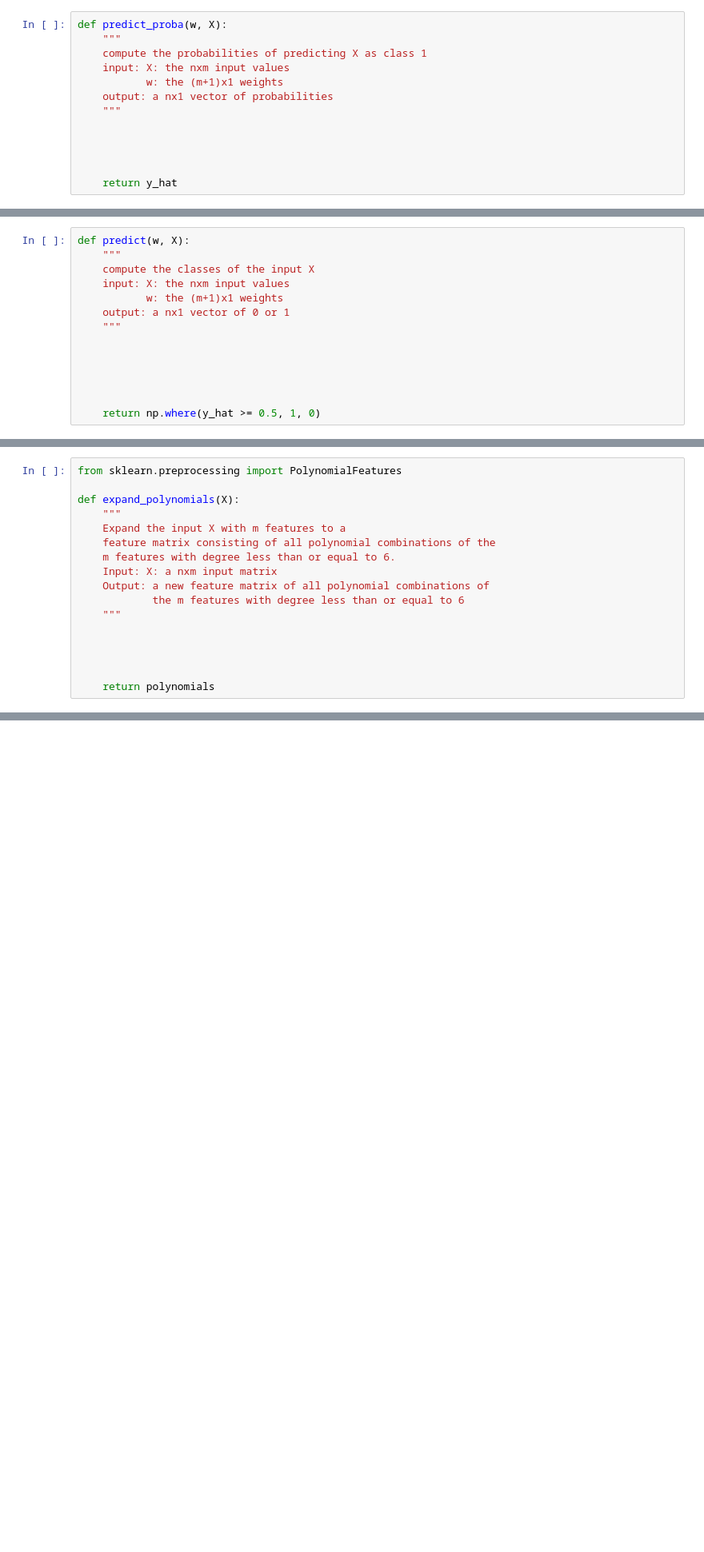
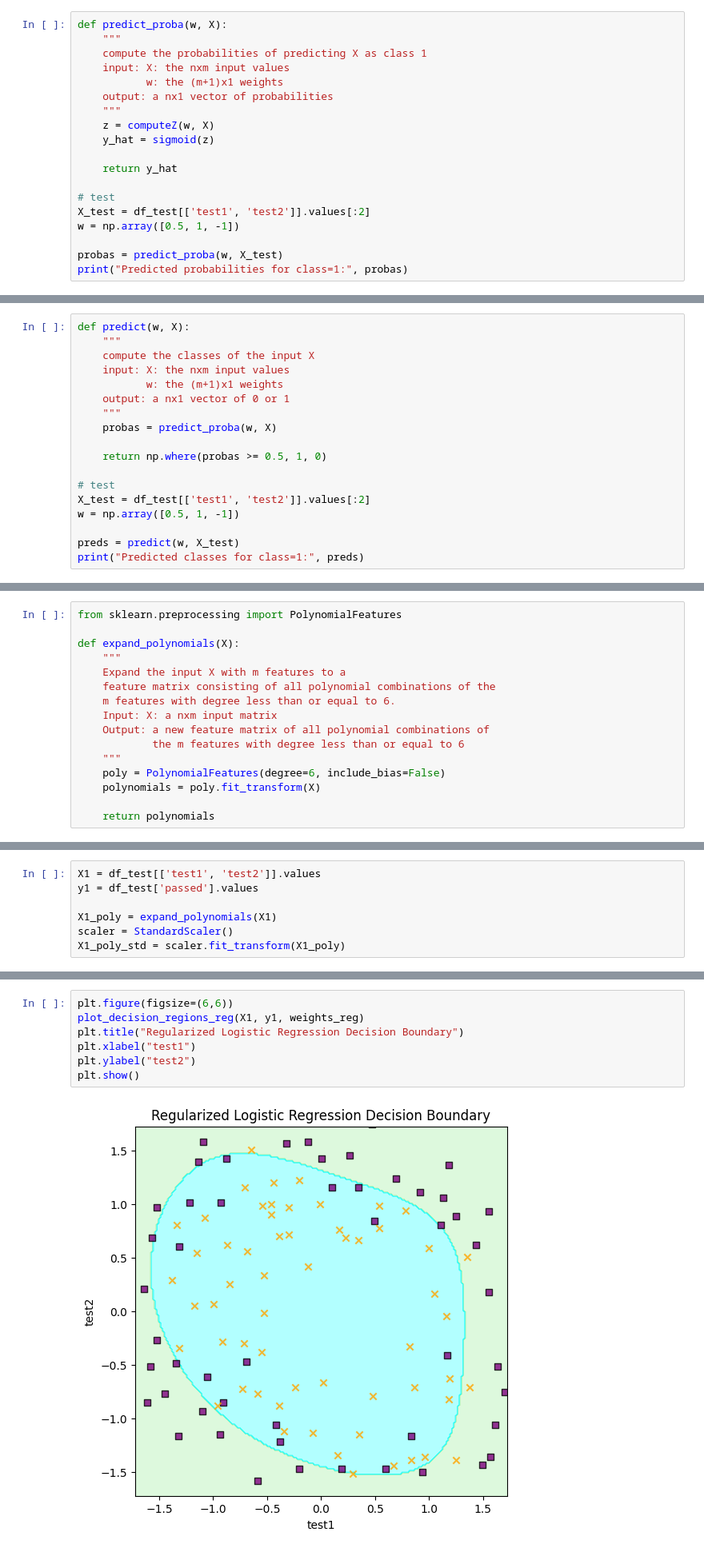
Before and after one commit to Mintass/INFO213, a Jupyter notebook: INFO213_Assignment2.ipynb, the cells around one changed output, grey strips where cells are left out. Shown at 80% size. Cells and saved outputs as stored; diff of their text form; blank space fills up the shorter version.

```diff
--- a/INFO213_Assignment2.ipynb
+++ b/INFO213_Assignment2.ipynb
@@ -372,8 +606,14 @@ def predict_proba(w, X):
            w: the (m+1)x1 weights
     output: a nx1 vector of probabilities
     """
-
-
-
+    z = computeZ(w, X)
+    y_hat = sigmoid(z)
 
     return y_hat
+
+# test
+X_test = df_test[['test1', 'test2']].values[:2]
+w = np.array([0.5, 1, -1])
+
+probas = predict_proba(w, X_test)
+print("Predicted probabilities for class=1:", probas)
@@ -387,9 +629,13 @@ def predict(w, X):
            w: the (m+1)x1 weights
     output: a nx1 vector of 0 or 1
     """
+    probas = predict_proba(w, X)
 
+    return np.where(probas >= 0.5, 1, 0)
 
+# test
+X_test = df_test[['test1', 'test2']].values[:2]
+w = np.array([0.5, 1, -1])
 
-
-
-    return np.where(y_hat >= 0.5, 1, 0)
+preds = predict(w, X_test)
+print("Predicted classes for class=1:", preds)
@@ -439,11 +687,17 @@ def expand_polynomials(X):
     Output: a new feature matrix of all polynomial combinations of
             the m features with degree less than or equal to 6
     """
-
-
-
+    poly = PolynomialFeatures(degree=6, include_bias=False)
+    polynomials = poly.fit_transform(X)
 
     return polynomials
 # %% [markdown]
 Step 10: Train the regularized logistic regression model on the training data using appropriate learning rate, number of epochs, and regularization parameter so that the algorithm coverges. My suggesetion is `eta=0.01`, `epochs=200`, and `lmd=1`. Assign the final weights to `weights_reg` and losses to `losses_reg`. Prior to training the model, it's essential to standardize the input X. You need first to generated polynomial features, and then standarized all the new features. Using the given function `plot_decision_regions_reg(X, y, weights)` to plot the decision regions of the regularized logistic regression. **Explain the results.**
+# %%
+X1 = df_test[['test1', 'test2']].values
+y1 = df_test['passed'].values
+
+X1_poly = expand_polynomials(X1)
+scaler = StandardScaler()
+X1_poly_std = scaler.fit_transform(X1_poly)
 # %%
@@ -504,3 +758,12 @@ def plot_decision_regions_reg(X, y, weights):
                     marker=markers[idx],
                     label=cl,
                     edgecolor='black')
+# %%
+plt.figure(figsize=(6,6))
+plot_decision_regions_reg(X1, y1, weights_reg)
+plt.title("Regularized Logistic Regression Decision Boundary")
+plt.xlabel("test1")
+plt.ylabel("test2")
+plt.show()
+# %% [output]
+[figure, added]
```
Also changed, not shown: parts of 36 cells of this notebook.
